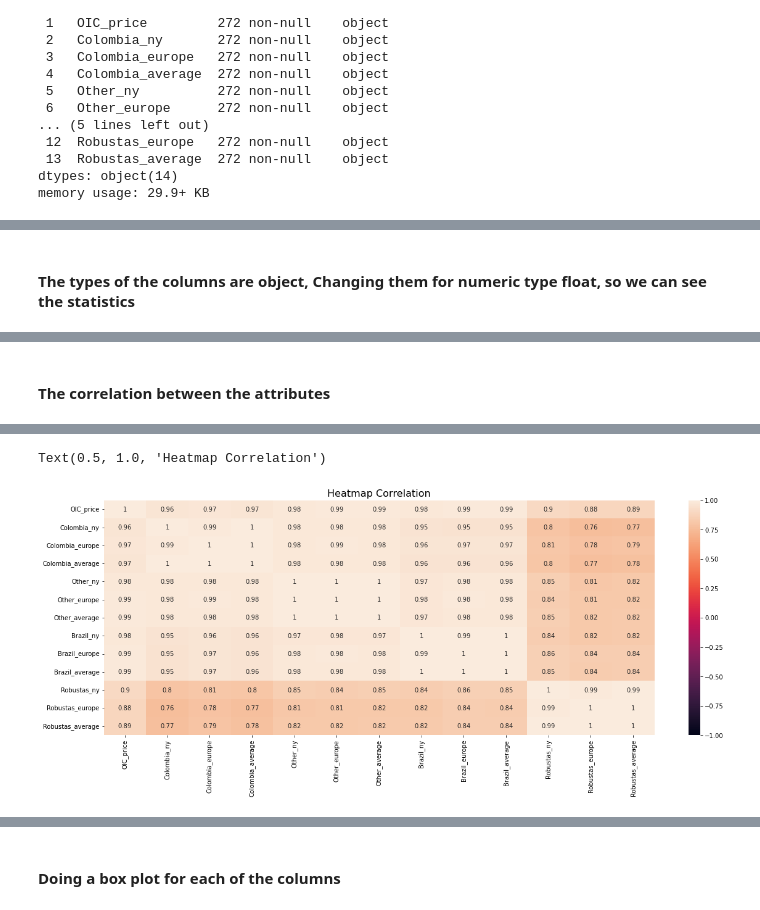
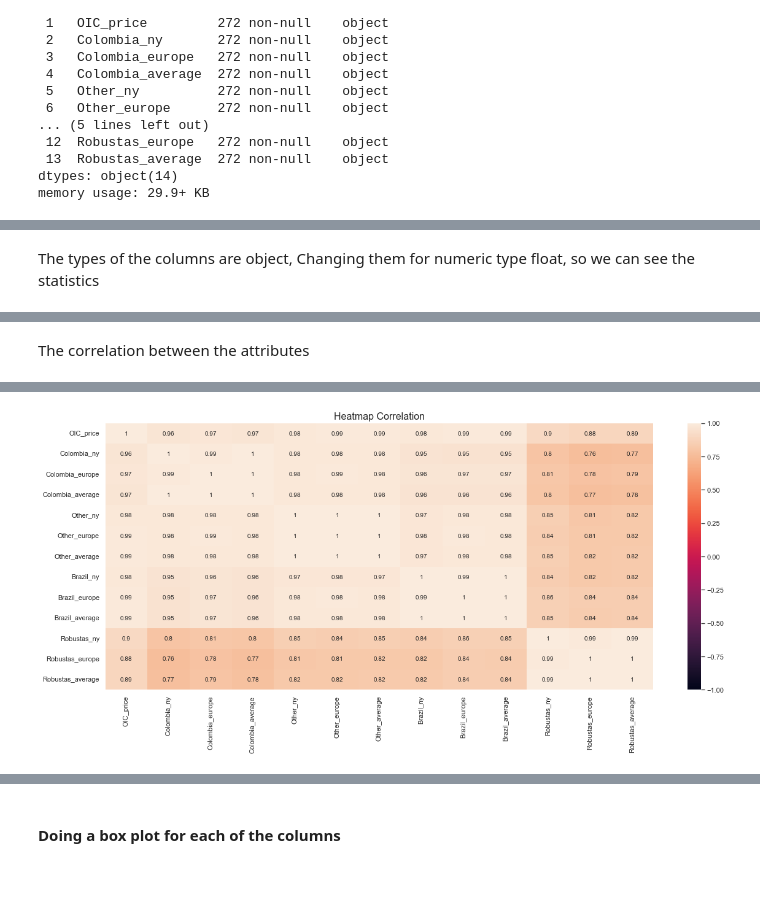
Before and after one commit to montwa/Ryerson, a Jupyter notebook: Coffee Price Regression Analysis.ipynb, the cells around one changed output, grey strips where cells are left out. Cells and saved outputs as stored; diff of their text form; code cells hidden in the pictures; blank space fills up the shorter version.

Commit message:
Update oct 1
Add graphs
Add code to Python
Add papers for literature review

```diff
--- a/Coffee Price Regression Analysis.ipynb
+++ b/Coffee Price Regression Analysis.ipynb
@@ -21,10 +27,11 @@ Libraries have been imported !
 # %%
-#file = 'https://federaciondecafeteros.org/app/uploads/2020/01/Precios-%C3%A1rea-y-producci%C3%B3n-de-caf%C3%A9.xlsx'
-# to use a file
-file = pd.ExcelFile('coffee prices.xlsx')
+# to use the URL
+file = 'https://federaciondecafeteros.org/app/uploads/2020/01/Precios-%C3%A1rea-y-producci%C3%B3n-de-caf%C3%A9.xlsx'
+
+# to use the local file
+#file = pd.ExcelFile('Precios-área-y-producción-de-café.xlsx')
 
 # name of the sheet '6. Precio OIC Mensual'
-#df = pd.read_excel(file, sheet_name = '6. Precio OIC Mensual')
 df = pd.read_excel(file, sheet_name = '6. Precio OIC Mensual')
 
 df.head()
@@ -96,5 +184,5 @@ memory usage: 29.9+ KB
 # %% [markdown]
-#### The types of the columns are object, Changing them for numeric type float, so we can see the statistics
+The types of the columns are object, Changing them for numeric type float, so we can see the statistics
 # %%
 # changes the format of the column 'Date' for just the year and the month
 eda['Date'] = pd.to_datetime(eda['Date'], format = '%d%m%Y')
@@ -118,7 +210,7 @@ eda.describe()
 | 75% | 133.130252 | 182.577237 | 178.760455 | 179.022500 | 169.232857 | 165.942045 | 166.686126 | ... |
 | max | 231.240000 | 319.633750 | 311.450000 | 312.950000 | 303.590000 | 297.220000 | 300.120000 | ... |
 # %% [markdown]
-#### The correlation between the attributes
+The correlation between the attributes
 # %%
 # to check the correlation
 eda.corr()
@@ -140,12 +232,12 @@ eda.corr()
 # %%
 # checking the correlation visually on a heat map
 
-plt.figure(figsize = (20,7))
+plt.figure(figsize = (20,8))
 hm = sns.heatmap(eda.corr(), annot = True, vmin = -1, vmax = 1)
-hm.set_title('Heatmap Correlation', fontdict = {'fontsize':16})
+hm.set_title('Heatmap Correlation', fontdict = {'fontsize':16});
+#plt.savefig('Heat Map.svg')
 # %% [output]
-Text(0.5, 1.0, 'Heatmap Correlation')
-[figure, old version]
+[figure, new version]
 # %%
 # Doing a scatter plot matrix just with the average columns
 sns.pairplot(eda[['OIC_price', 'Colombia_average', 'Other_average', 'Brazil_average', 'Robustas_average']]);
```
Also changed, not shown: parts of 68 cells of this notebook, 30 other files.
